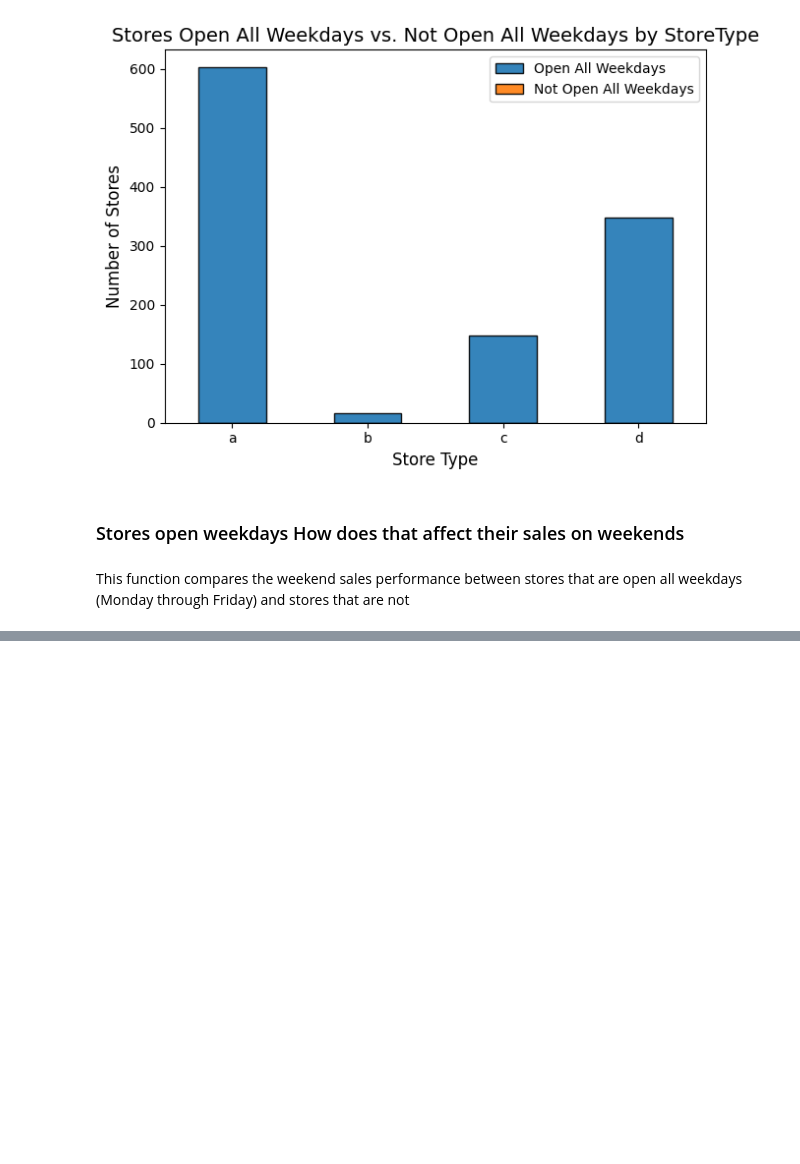
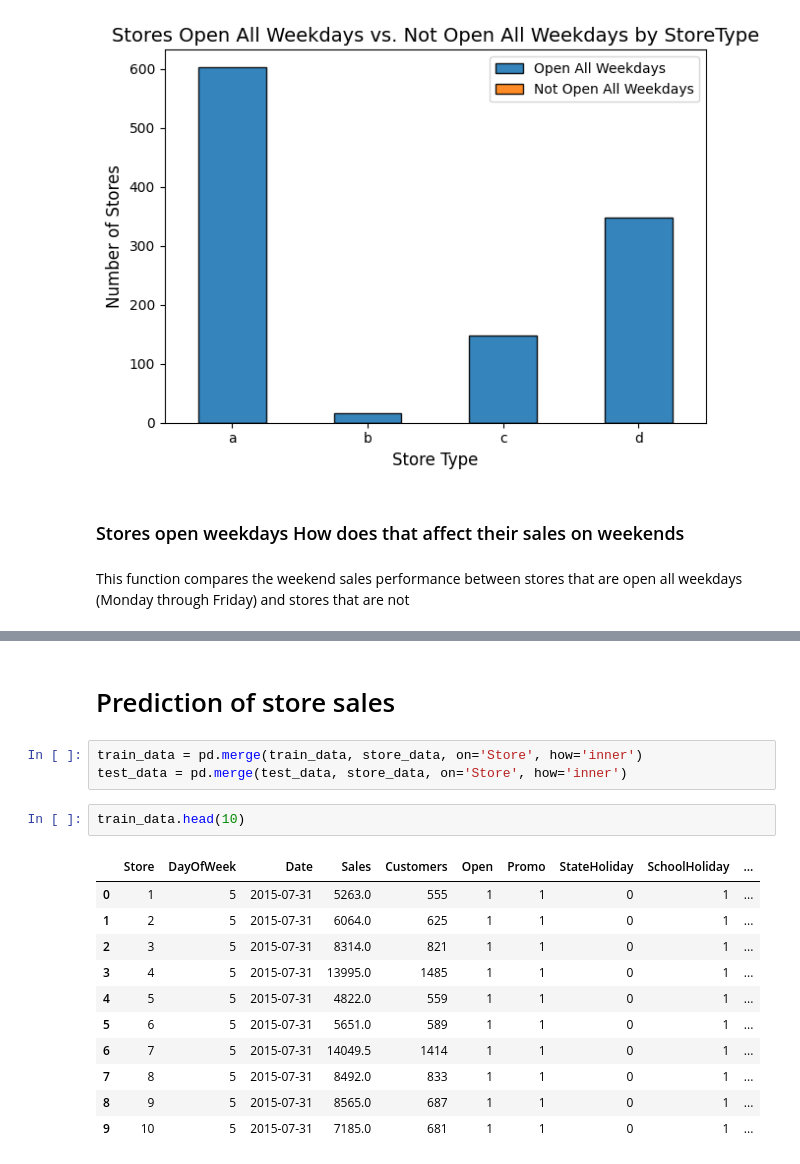
Before and after one commit to GuleWako/10Acadamey-week-4-Pharmaceuticals-finance-data-Analysis, a Jupyter notebook: notebooks/exploratory_analysis_for_forecast.ipynb, the cells around one changed output, grey strips where cells are left out. Drawn from its saved outputs; the diff is of its cells as text; blank space fills up the shorter version.

```diff
--- a/notebooks/exploratory_analysis_for_forecast.ipynb
+++ b/notebooks/exploratory_analysis_for_forecast.ipynb
@@ -918,0 +916,19 @@ storesOpenWeekdayOpenWeekends(merged_train_data_store)
+# %% [markdown]
+# Prediction of store sales
+# %%
+train_data = pd.merge(train_data, store_data, on='Store', how='inner')
+test_data = pd.merge(test_data, store_data, on='Store', how='inner')
+# %%
+train_data.head(10)
+# %% [output]
+|  | Store | DayOfWeek | Date | Sales | Customers | Open | Promo | StateHoliday | SchoolHoliday | ... |
+| 0 | 1 | 5 | 2015-07-31 | 5263.0 | 555 | 1 | 1 | 0 | 1 | ... |
+| 1 | 2 | 5 | 2015-07-31 | 6064.0 | 625 | 1 | 1 | 0 | 1 | ... |
+| 2 | 3 | 5 | 2015-07-31 | 8314.0 | 821 | 1 | 1 | 0 | 1 | ... |
+| 3 | 4 | 5 | 2015-07-31 | 13995.0 | 1485 | 1 | 1 | 0 | 1 | ... |
+| 4 | 5 | 5 | 2015-07-31 | 4822.0 | 559 | 1 | 1 | 0 | 1 | ... |
+| 5 | 6 | 5 | 2015-07-31 | 5651.0 | 589 | 1 | 1 | 0 | 1 | ... |
+| 6 | 7 | 5 | 2015-07-31 | 14049.5 | 1414 | 1 | 1 | 0 | 1 | ... |
+| 7 | 8 | 5 | 2015-07-31 | 8492.0 | 833 | 1 | 1 | 0 | 1 | ... |
+| 8 | 9 | 5 | 2015-07-31 | 8565.0 | 687 | 1 | 1 | 0 | 1 | ... |
+| 9 | 10 | 5 | 2015-07-31 | 7185.0 | 681 | 1 | 1 | 0 | 1 | ... |
```
Also changed, not shown: parts of 74 cells of this notebook, 2 other files.
